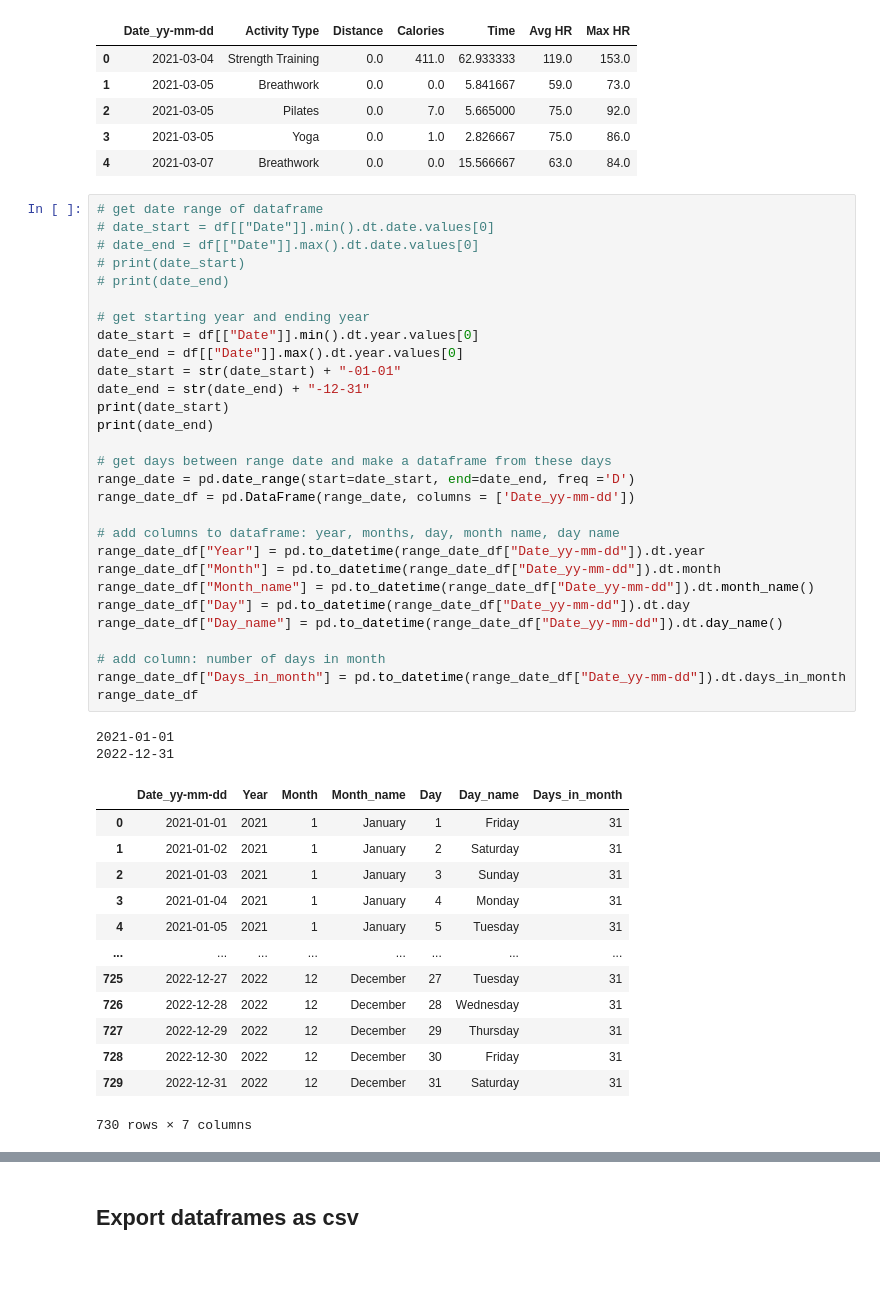
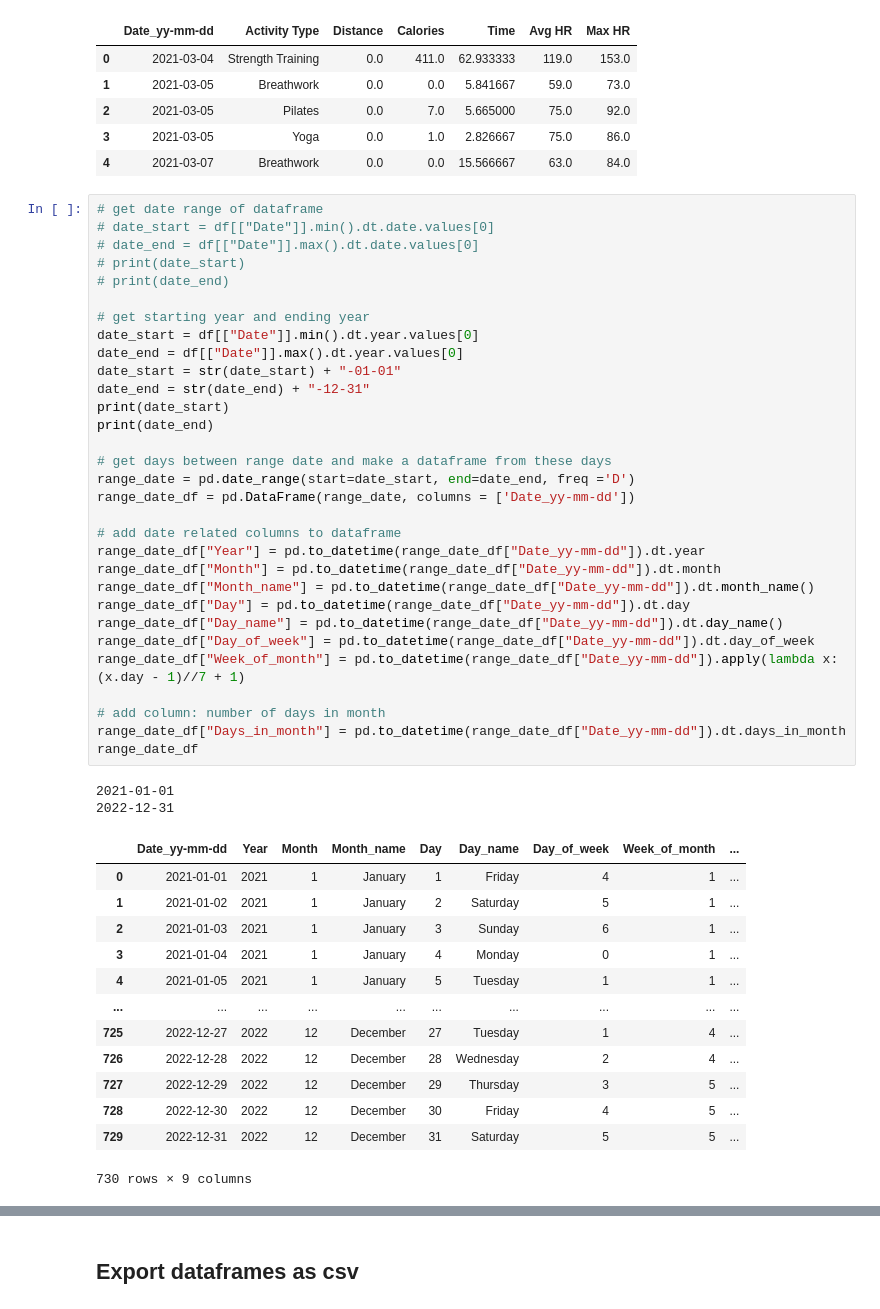
Before and after one commit to DerrickDDInAI/coding-art, a Jupyter notebook: core/models_3d/data_visualization/sports/all_activities/explore&preprocess_garmin_data.ipynb, the cells around one changed output, grey strips where cells are left out. Saved outputs shown, nothing was run; the diff lists cells and outputs as text; blank space fills up the shorter version.

Commit message:
add columns

```diff
--- a/core/models_3d/data_visualization/sports/all_activities/explore&preprocess_garmin_data.ipynb
+++ b/core/models_3d/data_visualization/sports/all_activities/explore&preprocess_garmin_data.ipynb
@@ -246,47 +254,49 @@ grouped_df.head()
 # get date range of dataframe
 # date_start = df[["Date"]].min().dt.date.values[0]
 # date_end = df[["Date"]].max().dt.date.values[0]
 # print(date_start)
 # print(date_end)
 
 # get starting year and ending year
 date_start = df[["Date"]].min().dt.year.values[0]
 date_end = df[["Date"]].max().dt.year.values[0]
 date_start = str(date_start) + "-01-01"
 date_end = str(date_end) + "-12-31"
 print(date_start)
 print(date_end)
 
 # get days between range date and make a dataframe from these days
 range_date = pd.date_range(start=date_start, end=date_end, freq ='D')
 range_date_df = pd.DataFrame(range_date, columns = ['Date_yy-mm-dd'])
 
-# add columns to dataframe: year, months, day, month name, day name
+# add date related columns to dataframe
 range_date_df["Year"] = pd.to_datetime(range_date_df["Date_yy-mm-dd"]).dt.year
 range_date_df["Month"] = pd.to_datetime(range_date_df["Date_yy-mm-dd"]).dt.month
 range_date_df["Month_name"] = pd.to_datetime(range_date_df["Date_yy-mm-dd"]).dt.month_name()
 range_date_df["Day"] = pd.to_datetime(range_date_df["Date_yy-mm-dd"]).dt.day
 range_date_df["Day_name"] = pd.to_datetime(range_date_df["Date_yy-mm-dd"]).dt.day_name()
+range_date_df["Day_of_week"] = pd.to_datetime(range_date_df["Date_yy-mm-dd"]).dt.day_of_week
+range_date_df["Week_of_month"] = pd.to_datetime(range_date_df["Date_yy-mm-dd"]).apply(lambda x: (x.day - 1)//7 + 1)
 
 # add column: number of days in month
 range_date_df["Days_in_month"] = pd.to_datetime(range_date_df["Date_yy-mm-dd"]).dt.days_in_month
 range_date_df
 # %% [output]
 2021-01-01
 2022-12-31
-|  | Date_yy-mm-dd | Year | Month | Month_name | Day | Day_name | Days_in_month |
-| 0 | 2021-01-01 | 2021 | 1 | January | 1 | Friday | 31 |
-| 1 | 2021-01-02 | 2021 | 1 | January | 2 | Saturday | 31 |
-| 2 | 2021-01-03 | 2021 | 1 | January | 3 | Sunday | 31 |
-| 3 | 2021-01-04 | 2021 | 1 | January | 4 | Monday | 31 |
-| 4 | 2021-01-05 | 2021 | 1 | January | 5 | Tuesday | 31 |
-| ... | ... | ... | ... | ... | ... | ... | ... |
-| 725 | 2022-12-27 | 2022 | 12 | December | 27 | Tuesday | 31 |
-| 726 | 2022-12-28 | 2022 | 12 | December | 28 | Wednesday | 31 |
-| 727 | 2022-12-29 | 2022 | 12 | December | 29 | Thursday | 31 |
-| 728 | 2022-12-30 | 2022 | 12 | December | 30 | Friday | 31 |
-| 729 | 2022-12-31 | 2022 | 12 | December | 31 | Saturday | 31 |
+|  | Date_yy-mm-dd | Year | Month | Month_name | Day | Day_name | Day_of_week | Week_of_month | ... |
+| 0 | 2021-01-01 | 2021 | 1 | January | 1 | Friday | 4 | 1 | ... |
+| 1 | 2021-01-02 | 2021 | 1 | January | 2 | Saturday | 5 | 1 | ... |
+| 2 | 2021-01-03 | 2021 | 1 | January | 3 | Sunday | 6 | 1 | ... |
+| 3 | 2021-01-04 | 2021 | 1 | January | 4 | Monday | 0 | 1 | ... |
+| 4 | 2021-01-05 | 2021 | 1 | January | 5 | Tuesday | 1 | 1 | ... |
+| ... | ... | ... | ... | ... | ... | ... | ... | ... | ... |
+| 725 | 2022-12-27 | 2022 | 12 | December | 27 | Tuesday | 1 | 4 | ... |
+| 726 | 2022-12-28 | 2022 | 12 | December | 28 | Wednesday | 2 | 4 | ... |
+| 727 | 2022-12-29 | 2022 | 12 | December | 29 | Thursday | 3 | 5 | ... |
+| 728 | 2022-12-30 | 2022 | 12 | December | 30 | Friday | 4 | 5 | ... |
+| 729 | 2022-12-31 | 2022 | 12 | December | 31 | Saturday | 5 | 5 | ... |
-730 rows × 7 columns
+730 rows × 9 columns
 # %%
 # merge dataframe with all days from date range and dataframe with aggregated activities values
 everyday_grouped_df = pd.merge(range_date_df, grouped_df, how="left", on="Date_yy-mm-dd")
```
Also changed, not shown: parts of 16 cells of this notebook.
